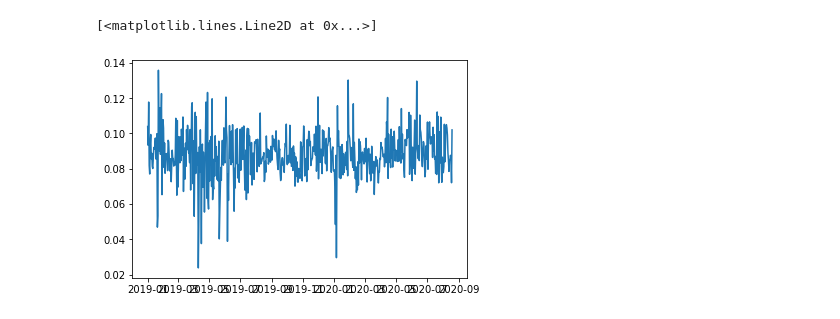
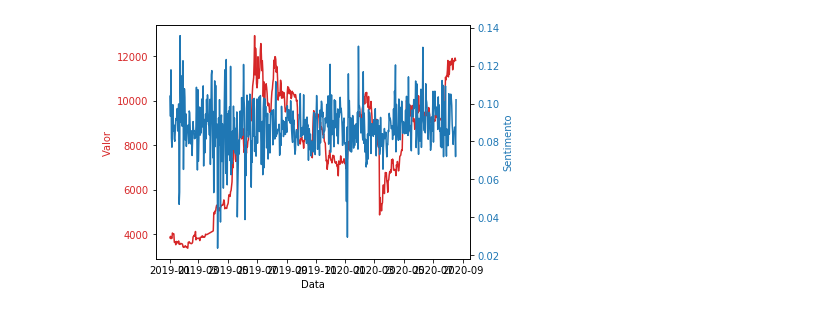
Before and after one commit to kojabawa/pirates, a Jupyter notebook: api dados/main.ipynb, the cells around one changed output. Saved outputs shown, nothing was run; the diff lists cells and outputs as text; code cells hidden in the pictures.

```diff
--- a/api dados/main.ipynb
+++ b/api dados/main.ipynb
@@ -46,5 +37,35 @@ base['value']=base['TBPolarity']*base['weight']
+# %%
+base = pd.read_pickle('dadoscorretos.pkl')                              #abrindo ele
+
+base['score']=base['score'].abs()                                       #tomando votos em módulo como indicação de importância (por hipótese)
+base['dia'] = pd.to_datetime(base['created_utc'].dt.date)               #organizando
+
+base['weight'] = base['score']/base.groupby('dia')['score'].transform('sum') #dando peso para comentários se baseando no total de votos do dia
+base['value']=base['TBPolarity']*base['weight']                         #valor que cada comentário tem para o sentimento geral do dia
+# %%
+preço_btc = pd.read_csv('btcusd.csv', skiprows=1).sort_values(by='Date')   #dados do bitcoin extraídos do cryptodatadownload.com
+# %%
+preço2019 = preço_btc[(pd.to_datetime(preço_btc['Date']).dt.year >= 2019)] #extraindo dados a partir de 2019
+preço2019['Date']=pd.to_datetime(preço2019['Date'])                     #organizando
 # %%
-plt.plot(base.set_index('created_utc').groupby(pd.Grouper(freq='D')).sum()['value'])
+agg = base.set_index('created_utc').groupby(pd.Grouper(freq='D')).sum()
-# %% [output]
-[<matplotlib.lines.Line2D at 0x...>]
-[figure, removed]
+# %%
+fig, ax1 = plt.subplots()
+                                                    #GRÁFICO ALEATÓRIO, DESNECESSÁRIO
+color = 'tab:red'
+ax1.set_xlabel('Data')
+ax1.set_ylabel('Valor', color=color)
+ax1.plot(preço2019['Date'], preço2019['Close'], color=color)
+ax1.tick_params(axis='y', labelcolor=color)
+
+ax2 = ax1.twinx()
+
+color = 'tab:blue'
+ax2.set_ylabel('Sentimento', color=color)
+ax2.plot(agg['value'], color=color)
+ax2.tick_params(axis='y', labelcolor=color)
+
+fig.tight_layout()  # otherwise the right y-label is slightly clipped
+plt.show()
+# %% [output]
+[figure, added]
```
Also changed, not shown: parts of 23 cells of this notebook, 1 other file.
